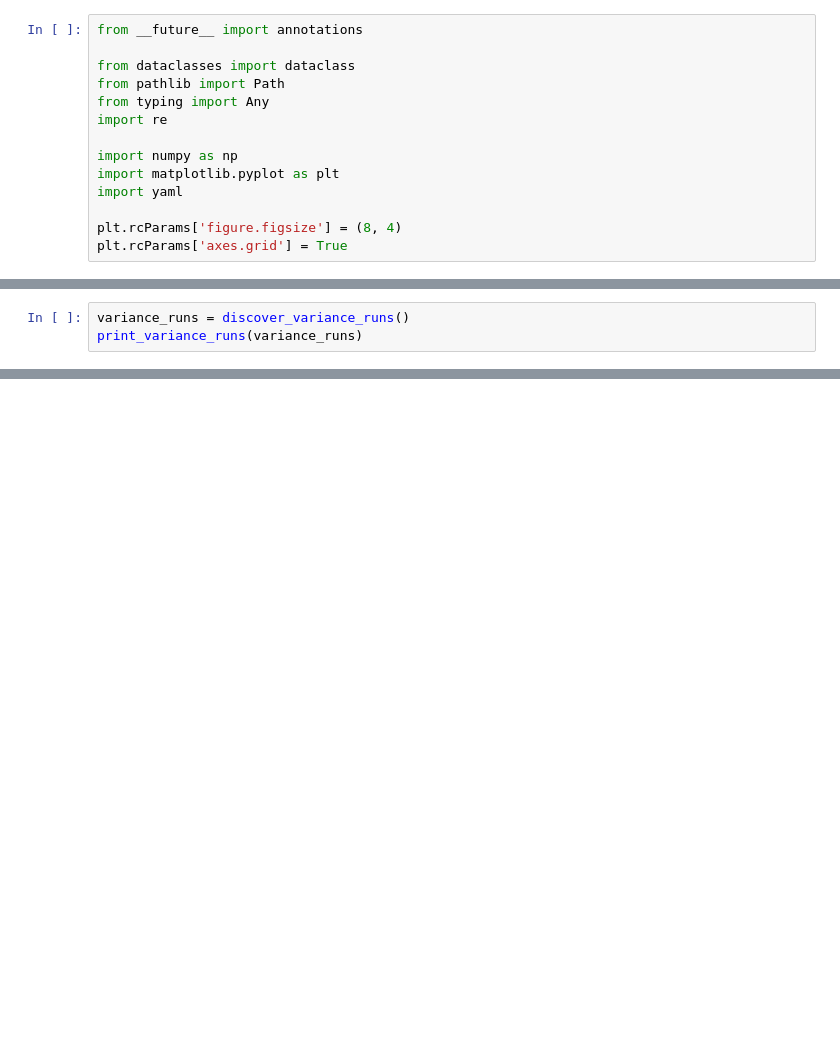
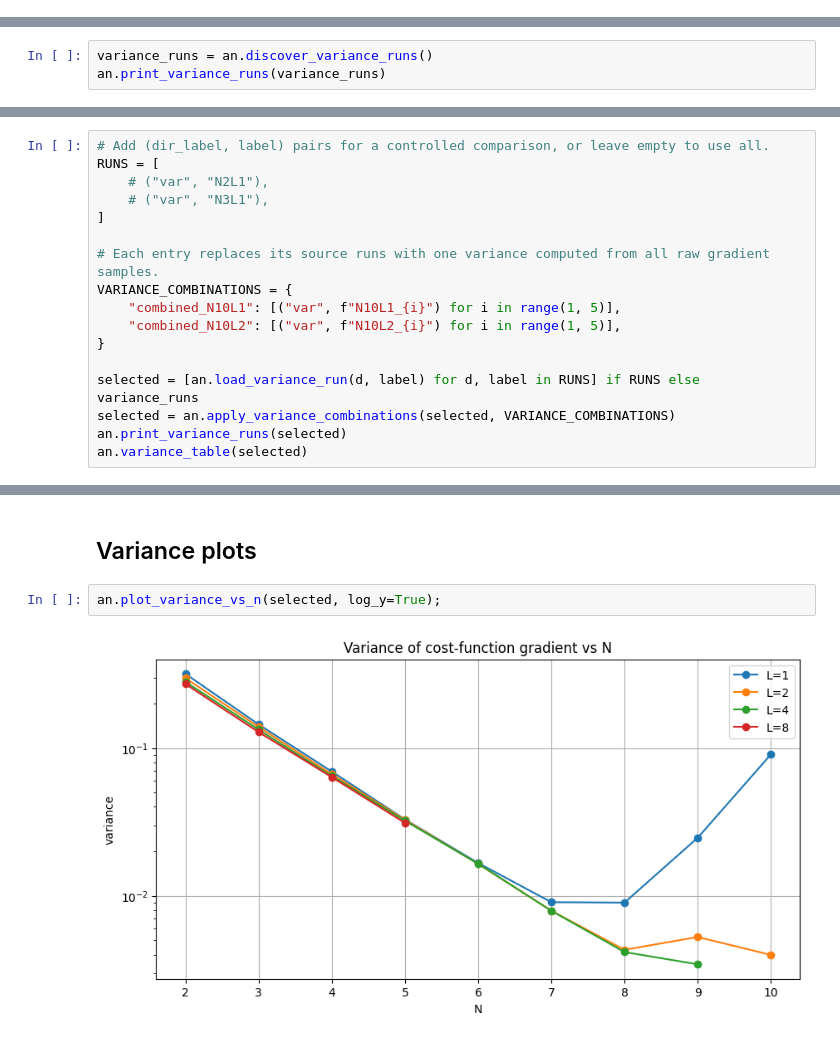
Before and after one commit to Joel-Kunk/VQCFD_quimb, a Jupyter notebook: analysis_variance.ipynb, the cells around one changed output, grey strips where cells are left out. Drawn from its saved outputs; the diff is of its cells as text; blank space fills up the shorter version.

```diff
--- a/analysis_variance.ipynb
+++ b/analysis_variance.ipynb
@@ -5,14 +0,0 @@ Notebook for comparing `variance`-mode results across different `(N, L)` runs us
-# %%
-from __future__ import annotations
-
-from dataclasses import dataclass
-from pathlib import Path
-from typing import Any
-import re
-
-import numpy as np
-import matplotlib.pyplot as plt
-import yaml
-
-plt.rcParams['figure.figsize'] = (8, 4)
-plt.rcParams['axes.grid'] = True
@@ -88,4 +20,4 @@ def print_variance_runs(rows):
 # %%
-variance_runs = discover_variance_runs()
-print_variance_runs(variance_runs)
+variance_runs = an.discover_variance_runs()
+an.print_variance_runs(variance_runs)
 # %% [output]
@@ -221,0 +43,17 @@ values keys = ['n', 'l', 'shots', 'max_iter', 't_total', 'mu', 'dt', 'plat_tol',
+# %%
+# Add (dir_label, label) pairs for a controlled comparison, or leave empty to use all.
+RUNS = [
+    # ("var", "N2L1"),
+    # ("var", "N3L1"),
+]
+
+# Each entry replaces its source runs with one variance computed from all raw gradient samples.
+VARIANCE_COMBINATIONS = {
+    "combined_N10L1": [("var", f"N10L1_{i}") for i in range(1, 5)],
+    "combined_N10L2": [("var", f"N10L2_{i}") for i in range(1, 5)],
+}
+
+selected = [an.load_variance_run(d, label) for d, label in RUNS] if RUNS else variance_runs
+selected = an.apply_variance_combinations(selected, VARIANCE_COMBINATIONS)
+an.print_variance_runs(selected)
+an.variance_table(selected)
@@ -221,0 +95,6 @@ values keys = ['n', 'l', 'shots', 'max_iter', 't_total', 'mu', 'dt', 'plat_tol',
+# %% [markdown]
+## Variance plots
+# %%
+an.plot_variance_vs_n(selected, log_y=True);
+# %% [output]
+[figure, added]
```
Also changed, not shown: parts of 19 cells of this notebook, 3 other files.
